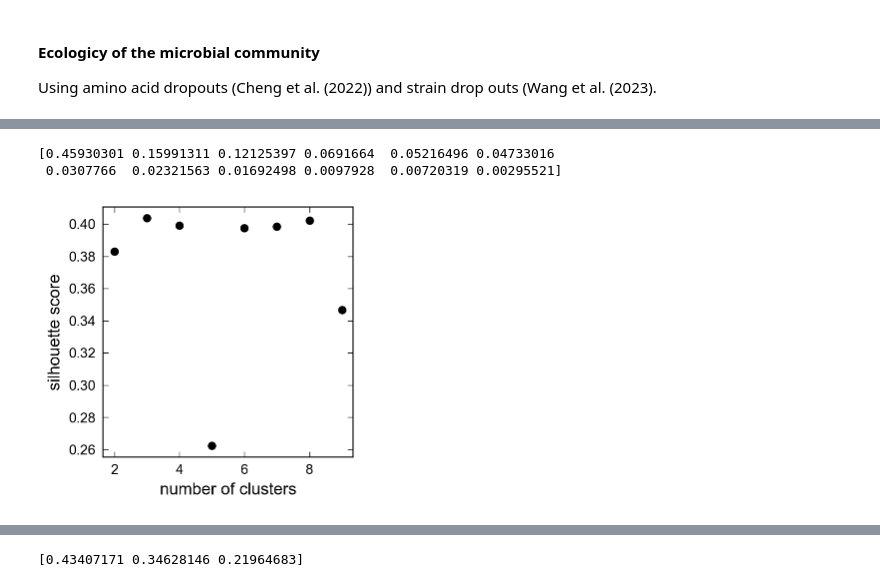
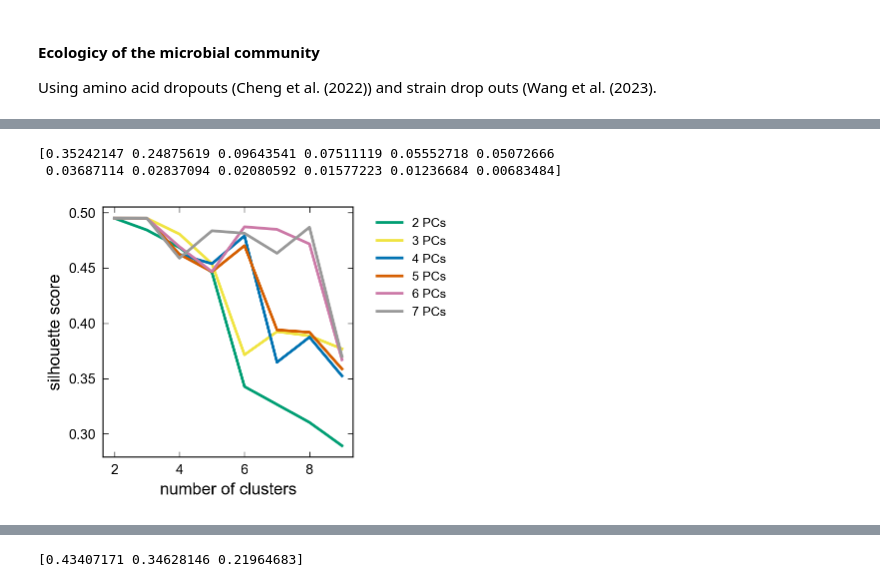
Before and after one commit to obinna-ukogu/gutimmune, a Jupyter notebook: analyze-data.ipynb, the cells around one changed output, grey strips where cells are left out. Cells and saved outputs as stored; diff of their text form; code cells hidden in the pictures.

Commit message:
Improved silhouette scoe analysis

```diff
--- a/analyze-data.ipynb
+++ b/analyze-data.ipynb
@@ -38,6 +39,23 @@ ito_colors = [
     '#999999'   # Grey
 ]
 custom_cmap_discrete = ListedColormap(ito_colors)
+# %%
+# 2. Define the scaling function
+def clr_transform(column):
+    # Calculate the geometric mean of the column
+    # gmean handles NaNs by default with 'omit', but ensure data is positive
+    norm_colum = column/np.sum(column)
+    col_gmean = gmean(norm_colum, nan_policy='omit')
+
+    # Scale the column by dividing each value by the geometric mean
+    scaled_column = norm_colum / col_gmean
+    return np.log(scaled_column)
+
+def alr_transform(column):
+    # Calculate the additive log tranform
+    # Scale the column by dividing each value by the first cluster
+    norm_colum = column/column[0]
+    return np.log(norm_colum)
 # %% [markdown]
 #### Import datasets
 # %%
@@ -614,41 +636,47 @@ axs.tick_params(axis='both', which='major', labelsize=10)
 # %%
-# Set number of clusters
+# Cluster based on amino acid drop outs
 fig, axs = plt.subplots(1,1, figsize=(4, 3.0), sharex='row', sharey=False,layout='constrained')
 
 # Scale and center data for clustering
 cluster_vars = ['Cysteine','Methionine', 'Histidine', 'Isoleucine', 'Arginine', 'Valine',
                 'Tyrosine', 'Leucine', 'Serine', 'Tryptophan', 'Proline', 'Glutamine']
 # ['Alanine', 'Arginine', 'Asparagine',
 #        'AsparticAcid','GlutamicAcid', 'Glutamine', 'Glycine', # removed cysteine
 #        'Histidine', 'Isoleucine', 'Leucine', 'Lysine', 'Methionine',
 #        'Phenylalanine', 'Proline', 'Serine', 'Threonine', 'Tryptophan',
 #        'Tyrosine', 'Valine']
 
-cluster_input = amino_dropout_abundance_data[cluster_vars].sub(amino_dropout_abundance_data['day2_log10_abundance'], axis=0)
+input_data = 10**(amino_dropout_abundance_data[cluster_vars + ['day2_log10_abundance']].sort_values(by='day2_log10_abundance', ascending= False)).apply(alr_transform, axis=0).fillna(0)
+
+cluster_input = input_data[cluster_vars].sub(input_data['day2_log10_abundance'], axis=0)
 mask = np.sum(~np.isnan(cluster_input) & ~np.isinf(cluster_input), axis = 1) == len(cluster_vars)
 scaler = StandardScaler()
 scaler.fit(cluster_input[cluster_vars].values[mask])
 # do PCA
 pca = PCA(n_components=len(cluster_vars))
 pca.fit(scaler.transform(cluster_input[cluster_vars].values[mask]))
 print(pca.explained_variance_ratio_)
 # dataset for clustering
-for_clustering = PCA(n_components=3).fit_transform(scaler.transform(cluster_input[cluster_vars].values[mask]))
+for l in np.arange(2, np.minimum(len(cluster_vars), 7) + 1):
+    for_clustering = PCA(n_components=l).fit_transform(scaler.transform(cluster_input[cluster_vars].values[mask]))
+    cluster_iter = np.arange(2,10)
+    score = []
+    # compute scores
+    for k in cluster_iter:
+        clustering_object = KMeans(n_clusters=k, n_init = 10, random_state=0)
+        score += [silhouette_score(cluster_input[cluster_vars].values[mask], clustering_object.fit_predict(for_clustering))]
 
-# compute scores
-for k in np.arange(2,10):
-    clustering_object = KMeans(n_clusters=k, n_init = 10, random_state=0)
-    score = silhouette_score(for_clustering, clustering_object.fit_predict(for_clustering))
-    axs.scatter(k,score, color = 'black')
+    axs.plot(cluster_iter, score, color = ito_colors[l], label = str(l)+' PCs', linewidth = 2.0)
 
+axs.legend(bbox_to_anchor=(1.05, 1.0), fontsize=9, framealpha=0)
 axs.set_xlabel('number of clusters', fontsize = 12)
 axs.set_ylabel('silhouette score', fontsize = 12)
 axs.set_box_aspect(1)
 axs.minorticks_off()
 axs.tick_params(axis='both', which='major', labelsize=10)
 
 #plt.savefig('_figs/figSI_'+comment+'-cluster_silhouette_scores'+'.pdf', format="pdf", transparent=True, dpi=300)
 # %% [output]
-[0.45930301 0.15991311 0.12125397 0.0691664  0.05216496 0.04733016
- 0.0307766  0.02321563 0.01692498 0.0097928  0.00720319 0.00295521]
+[0.35242147 0.24875619 0.09643541 0.07511119 0.05552718 0.05072666
+ 0.03687114 0.02837094 0.02080592 0.01577223 0.01236684 0.00683484]
-[figure, old version]
+[figure, new version]
```
Also changed, not shown: parts of 13 cells of this notebook.
